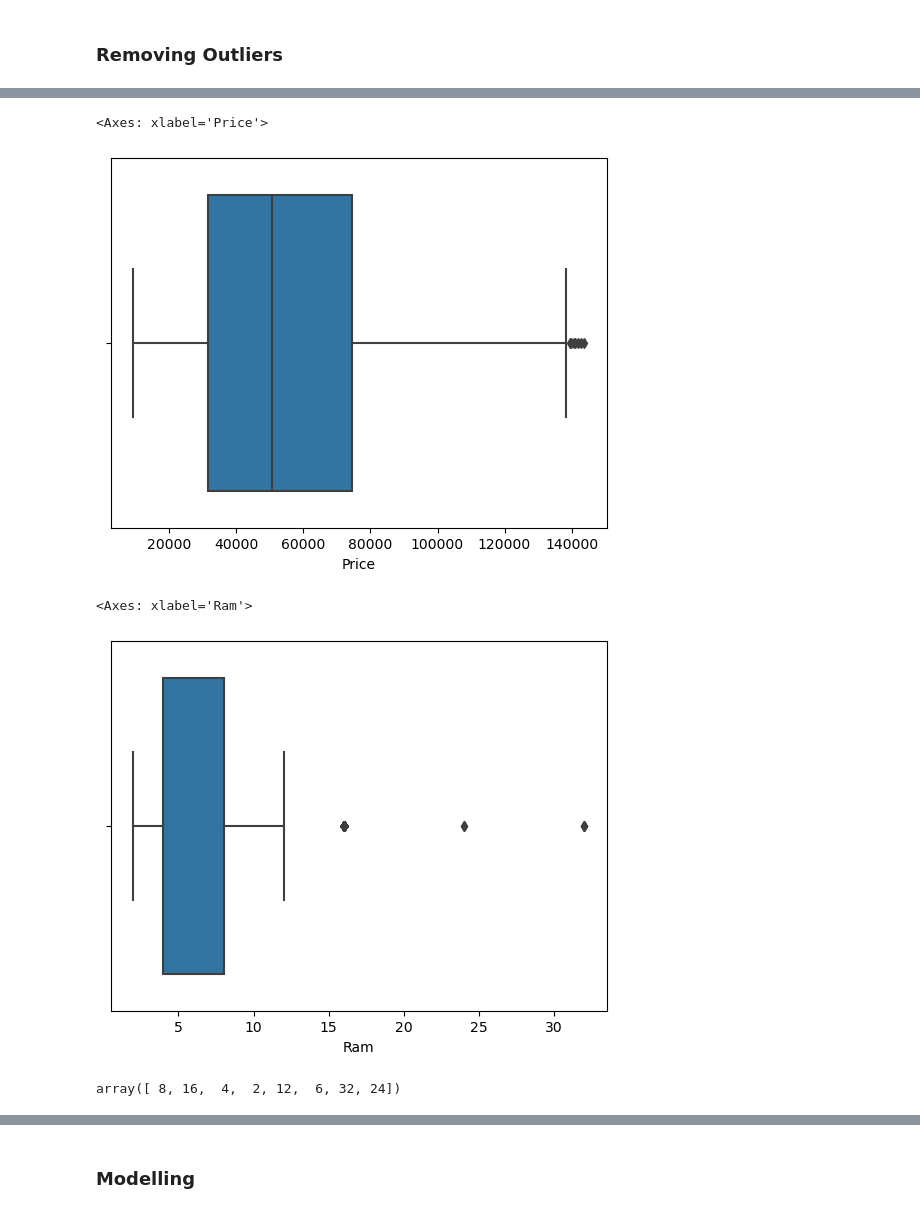
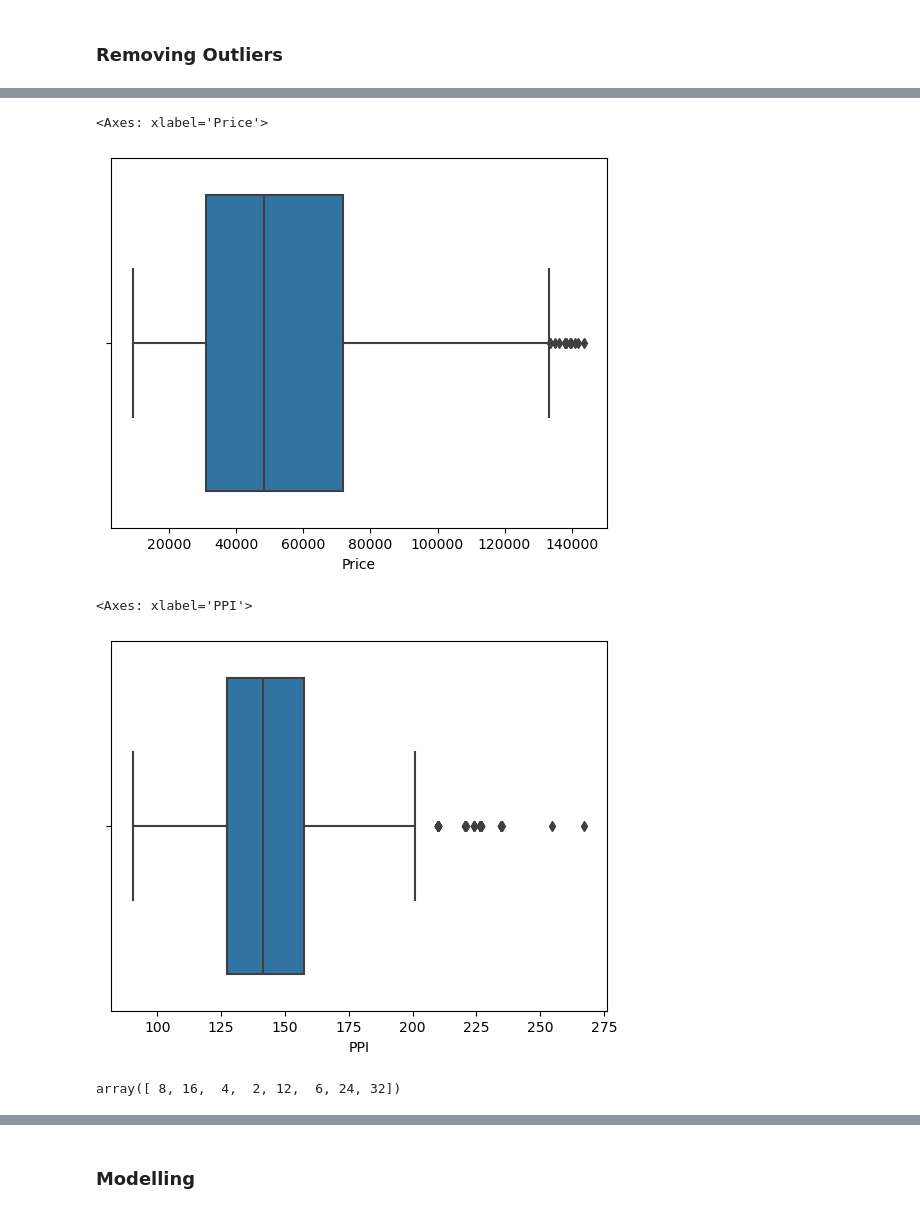
Before and after one commit to zafermesut/ai-crash-course, a Jupyter notebook: Homeworks/Laptop Price Prediction - Regression/Laptop Price Prediction.ipynb, the cells around one changed output, grey strips where cells are left out. Drawn from its saved outputs; the diff is of its cells as text; code cells hidden in the pictures.

```diff
--- a/Homeworks/Laptop Price Prediction - Regression/Laptop Price Prediction.ipynb
+++ b/Homeworks/Laptop Price Prediction - Regression/Laptop Price Prediction.ipynb
@@ -364,7 +364,11 @@ df['ScreenResolution'] = df['ScreenResolution'].str.extract(r'(\d+x\d+)')
 df[['Resolution_Width', 'Resolution_Height']] = df['ScreenResolution'].str.split('x', expand=True)
 df.Resolution_Width = df.Resolution_Width.astype('int64')
 df.Resolution_Height = df.Resolution_Height.astype('int64')
-df.drop('ScreenResolution', axis=1, inplace=True)
+# %%
+#i got this code from kaggle
+df['PPI'] = (((df['Resolution_Width']**2) + (df['Resolution_Height']**2))**0.5/df['Inches']).astype('float')
+
+df.drop(['ScreenResolution','Resolution_Width','Resolution_Height'], axis=1, inplace=True)
 # %%
 plt.figure(figsize=(25, 20))
 sns.heatmap(df.corr(numeric_only=True), annot=True, cmap='coolwarm', fmt='.2f')
@@ -481,9 +484,7 @@ sns.relplot(data=df, x='Ram', y='Price', hue='Company', palette='muted')
 outliers = df.quantile(q = 0.97, numeric_only=True)
 # %%
 df = df[df['Price'] < outliers['Price']]
-#df = df[df['Ram'] < outliers['Ram']]
-# df = df[df['Weight'] < outliers['Weight']]
-# df = df[df['Memory1Size'] < outliers['Memory1Size']]
+df = df[df['PPI'] < outliers['PPI']]
 # %%
 sns.histplot(df['Price'], kde=True, bins=20)
 # %% [output]
@@ -498,13 +494,13 @@ sns.histplot(df['Ram'], kde=True, bins=20)
 sns.boxplot(x=df.Price)
 # %% [output]
 <Axes: xlabel='Price'>
-[figure, old version]
+[figure, new version]
 # %%
-sns.boxplot(x=df.Ram)
+sns.boxplot(x=df.PPI)
 # %% [output]
-<Axes: xlabel='Ram'>
+<Axes: xlabel='PPI'>
-[figure, old version]
+[figure, new version]
 # %%
 df.Ram.unique()
 # %% [output]
-array([ 8, 16,  4,  2, 12,  6, 32, 24])
+array([ 8, 16,  4,  2, 12,  6, 24, 32])
```
Also changed, not shown: parts of 16 cells of this notebook.
